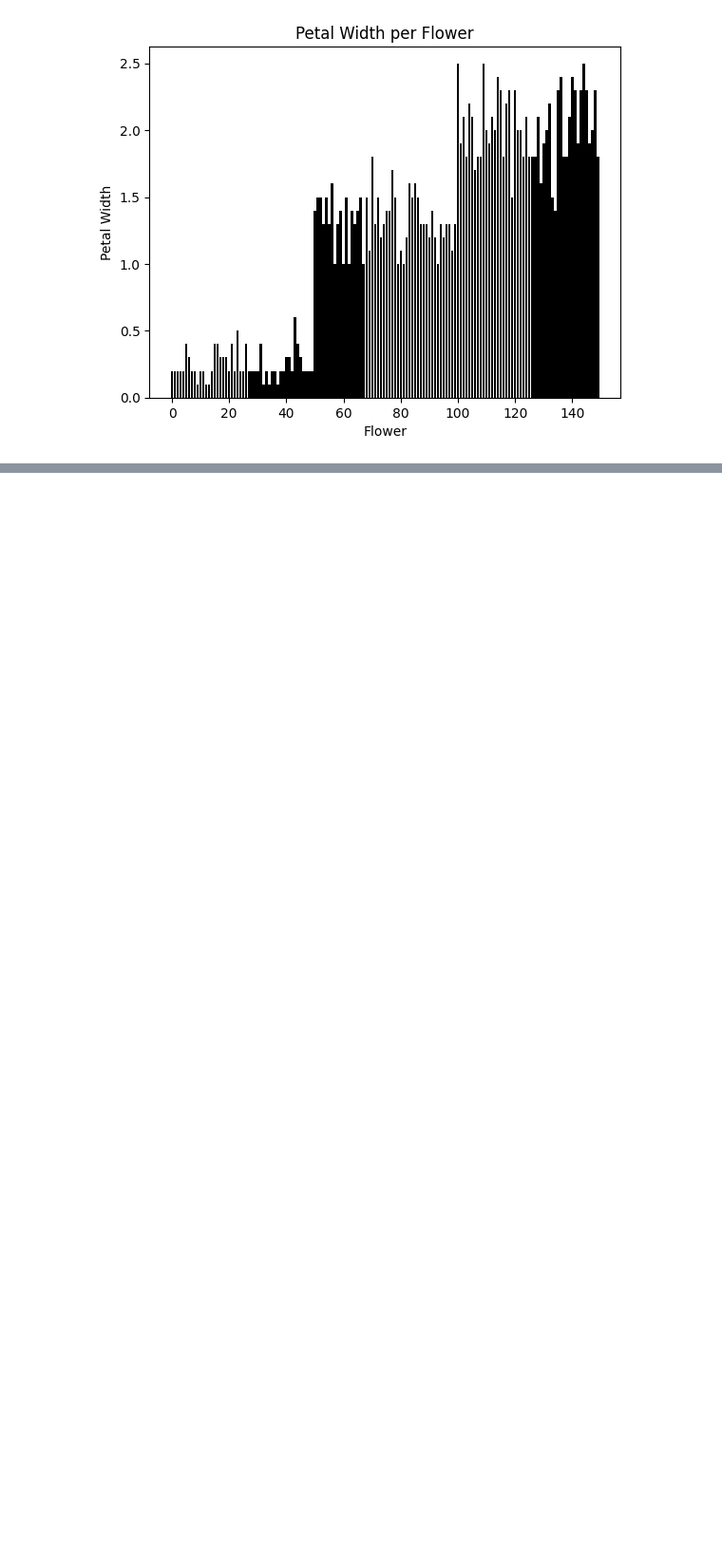
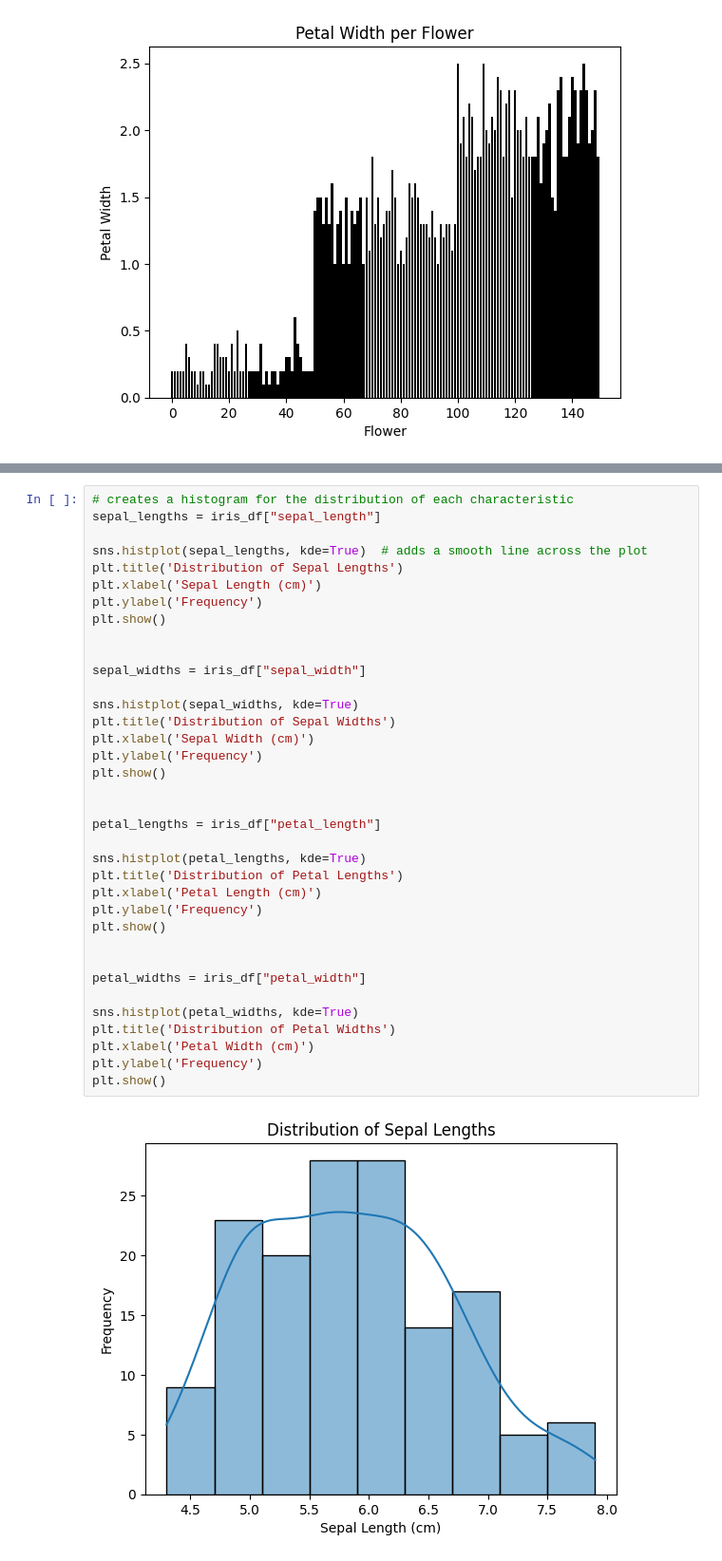
Before and after one commit to PanosGeorg/datasets-analysis, a Jupyter notebook: test_data_analysis.ipynb, the cells around one changed output, grey strips where cells are left out. Shown: that part at 95% size. Saved outputs shown, nothing was run; the diff lists cells and outputs as text; blank space fills up the shorter version.

```diff
--- a/test_data_analysis.ipynb
+++ b/test_data_analysis.ipynb
@@ -122,0 +183,38 @@ plt.show()
+# %%
+# creates a histogram for the distribution of each characteristic
+sepal_lengths = iris_df["sepal_length"]
+
+sns.histplot(sepal_lengths, kde=True)  # adds a smooth line across the plot
+plt.title('Distribution of Sepal Lengths')
+plt.xlabel('Sepal Length (cm)')
+plt.ylabel('Frequency')
+plt.show()
+
+
+sepal_widths = iris_df["sepal_width"]
+
+sns.histplot(sepal_widths, kde=True)
+plt.title('Distribution of Sepal Widths')
+plt.xlabel('Sepal Width (cm)')
+plt.ylabel('Frequency')
+plt.show()
+
+
+petal_lengths = iris_df["petal_length"]
+
+sns.histplot(petal_lengths, kde=True)
+plt.title('Distribution of Petal Lengths')
+plt.xlabel('Petal Length (cm)')
+plt.ylabel('Frequency')
+plt.show()
+
+
+petal_widths = iris_df["petal_width"]
+
+sns.histplot(petal_widths, kde=True)
+plt.title('Distribution of Petal Widths')
+plt.xlabel('Petal Width (cm)')
+plt.ylabel('Frequency')
+plt.show()
+# %% [output]
+[figure, added]
```
Also changed, not shown: parts of 4 cells of this notebook, 1 other file.
